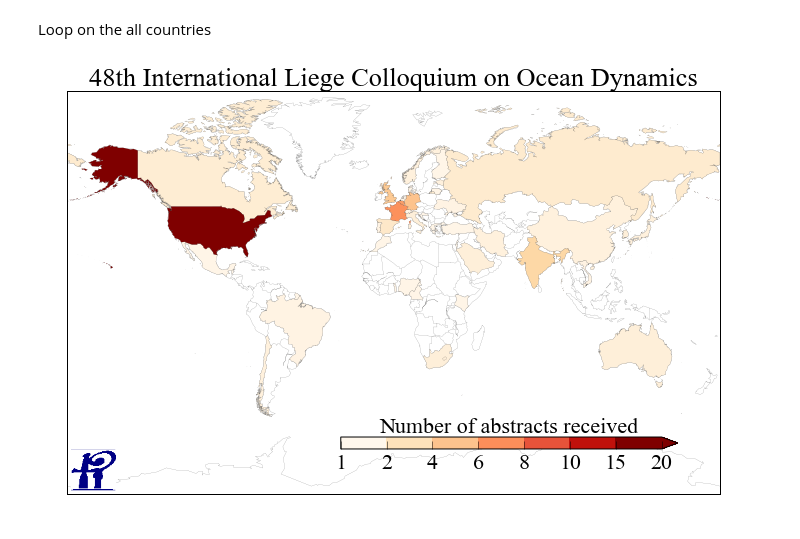
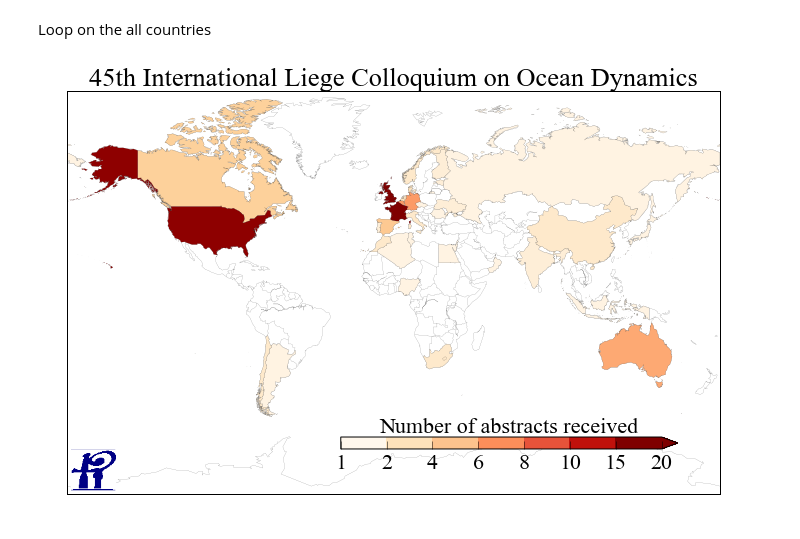
Before and after one commit to gher-uliege/Liege-Colloquium-on-Ocean-Dynamics, a Jupyter notebook: notebook/plot_abstracts_map.ipynb, the cells around one changed output. Cells and saved outputs as stored; diff of their text form; code cells hidden in the pictures.

```diff
--- a/notebook/plot_abstracts_map.ipynb
+++ b/notebook/plot_abstracts_map.ipynb
@@ -23,4 +23,5 @@ import pycountry
 # Input files
 # %%
 countryshapefile = "/home/ctroupin/DataOceano/ShapeFiles/TM_WORLD_BORDERS_SIMPL-0.3/TM_WORLD_BORDERS_SIMPL-03"
-abstractfile = './abstractslist.txt'
+abstractfile = './abstractslist2013.txt'
+figname = abstractfile[:-4] + '_map'
@@ -26,0 +30,4 @@ abstractfile = './abstractslist.txt'
+# %%
+match = re.search(r'\d{4}', abstractfile)
+year = match.group()
+print("Working on year %s" %(year))
@@ -81,7 +90,7 @@ Loop on the all countries
 # %%
 mpl.rcParams.update({'font.size': 22})
 fig = plt.figure(figsize=(11.7,8.3))
-plt.title('48th International Liege Colloquium on Ocean Dynamics')
+plt.title('45th International Liege Colloquium on Ocean Dynamics')
 ax = plt.subplot(111)
 m.drawcountries(linewidth=0.1)
 m.drawcoastlines(linewidth=0.1)
@@ -93,32 +102,32 @@ for record, shape in zip(records,shapes):
         data = np.array(m(lons, lats)).T
 
         if len(shape.parts) == 1:
             segs = [data,]
         else:
             segs = []
             for i in range(1,len(shape.parts)):
                 index = shape.parts[i-1]
                 index2 = shape.parts[i]
                 segs.append(data[index:index2])
             segs.append(data[index2:])
 
         lines = LineCollection(segs,antialiaseds=(1,))
         lines.set_facecolors(cmap(abstract_countrycount[countryname]/nmax))
         lines.set_edgecolors('k')
         lines.set_linewidth(0.1)
         ax.add_collection(lines)
 cax = fig.add_axes([0.45, 0.25, 0.4, 0.02])
 cb1 = mpl.colorbar.ColorbarBase(cax, cmap=cmap,
                                 norm=norm,
                                 orientation='horizontal', spacing='uniform',
                                 extend='max', label='Number of abstracts received')
 cb1.ax.xaxis.set_label_position('top')
 
 im = plt.imread('../logos/logo_colloquium.eps')
 newax = fig.add_axes([0.13, 0.18, 0.07, 0.07], anchor='SW')
 newax.imshow(im)
 newax.axis('off')
-#plt.savefig('./abstract_map_V3', dpi=300)
+plt.savefig(figname, dpi=300)
 plt.show()
 # %% [output]
-[figure, old version]
+[figure, new version]
```
Also changed, not shown: parts of 3 cells of this notebook, 1 other file.
